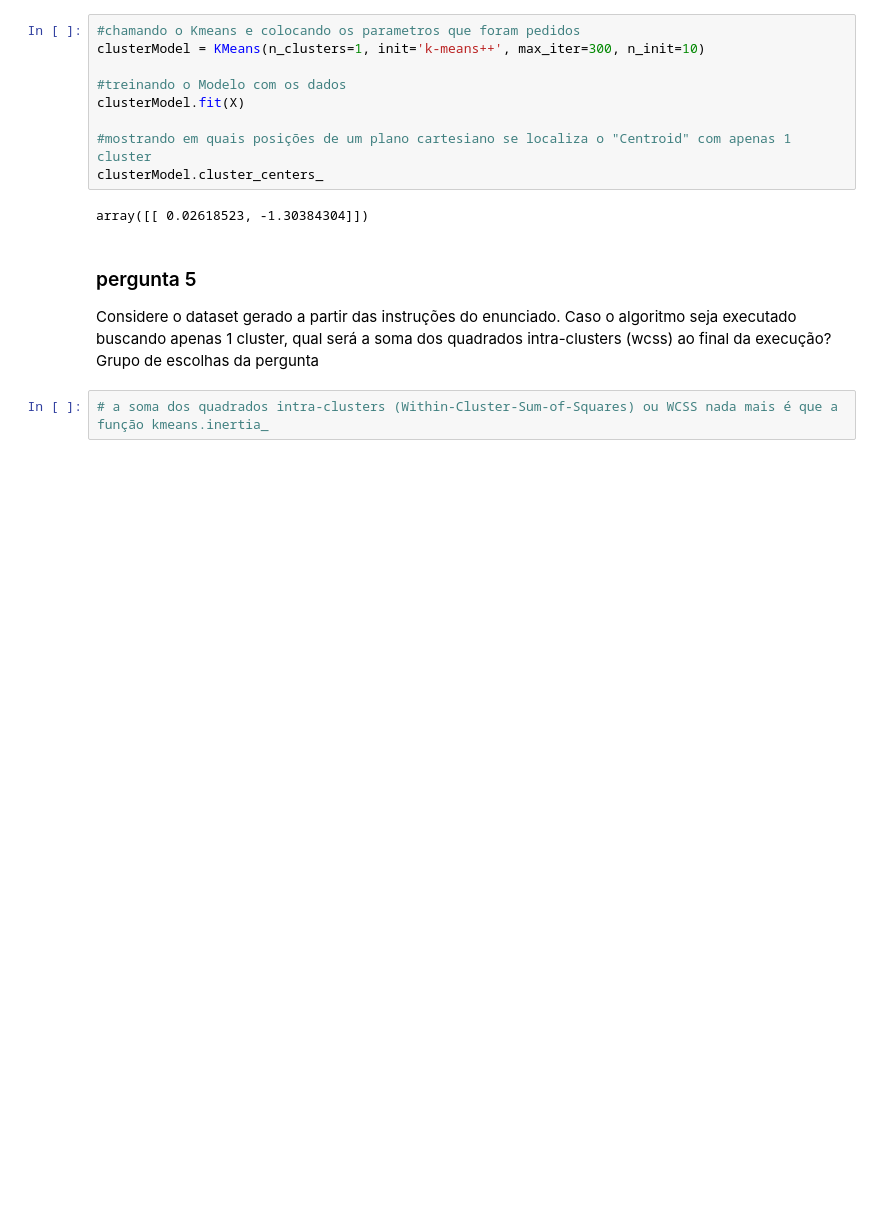
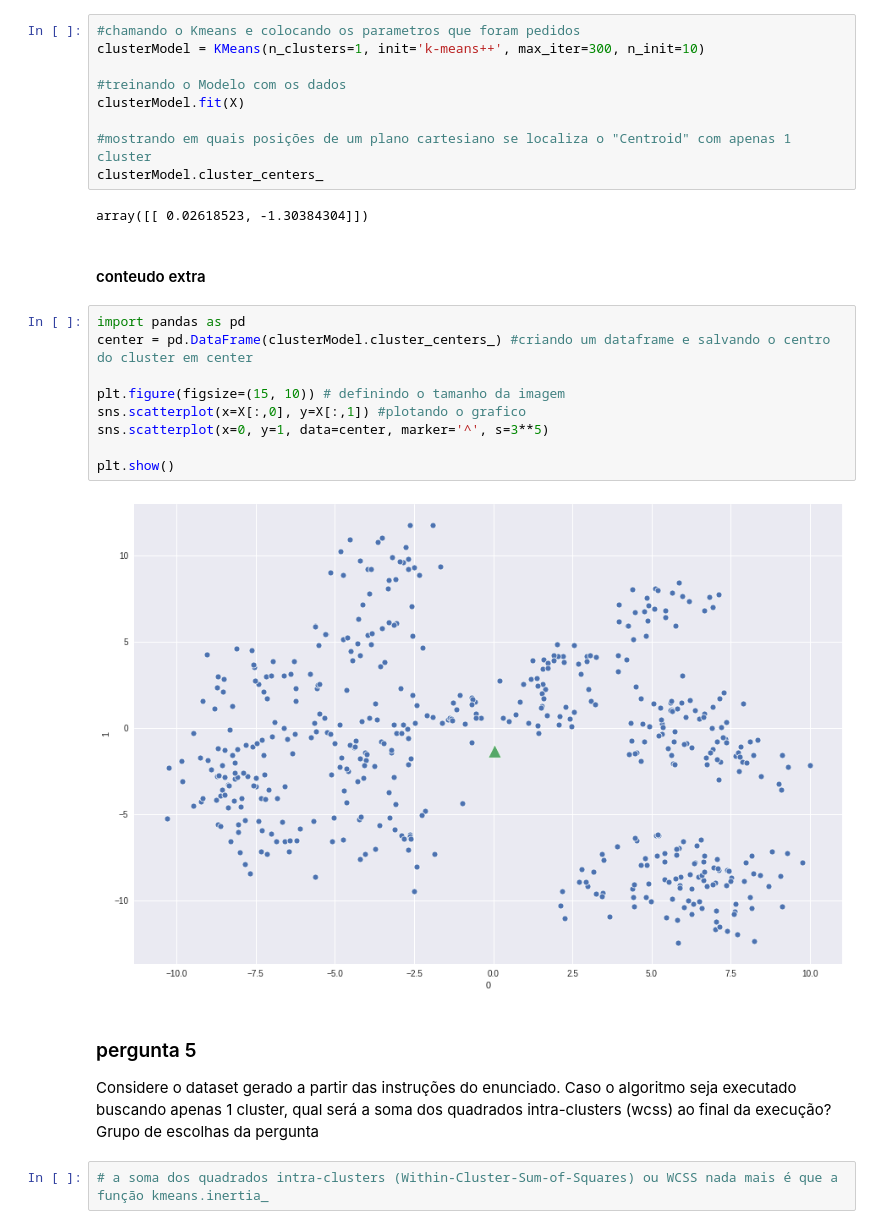
Before and after one commit to thinkerston/igti_ds_bootcamp, a Jupyter notebook: 01_trabalho_pratico_modulo01/IGTI_TP_modulo1_KMEANS.ipynb, the cells around one changed output. Cells and saved outputs as stored; diff of their text form; blank space fills up the shorter version.

```diff
--- a/01_trabalho_pratico_modulo01/IGTI_TP_modulo1_KMEANS.ipynb
+++ b/01_trabalho_pratico_modulo01/IGTI_TP_modulo1_KMEANS.ipynb
@@ -57,6 +72,19 @@ clusterModel.fit(X)
 clusterModel.cluster_centers_
 # %% [output]
 array([[ 0.02618523, -1.30384304]])
+# %% [markdown]
+#### conteudo extra
+# %%
+import pandas as pd
+center = pd.DataFrame(clusterModel.cluster_centers_) #criando um dataframe e salvando o centro do cluster em center
+
+plt.figure(figsize=(15, 10)) # definindo o tamanho da imagem
+sns.scatterplot(x=X[:,0], y=X[:,1]) #plotando o grafico
+sns.scatterplot(x=0, y=1, data=center, marker='^', s=3**5)
+
+plt.show()
+# %% [output]
+[figure, added]
 # %% [markdown]
 ### pergunta 5
 Considere o dataset gerado a partir das instruções do enunciado. Caso o algoritmo seja executado buscando apenas 1 cluster, qual será a soma dos quadrados intra-clusters (wcss) ao final da execução?
```
Also changed, not shown: parts of 26 cells of this notebook, 7 other files.
